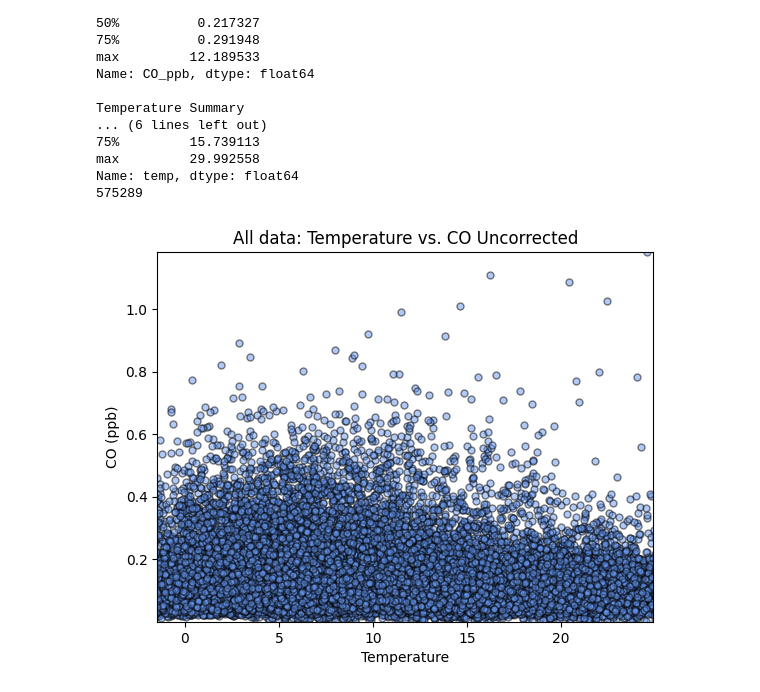
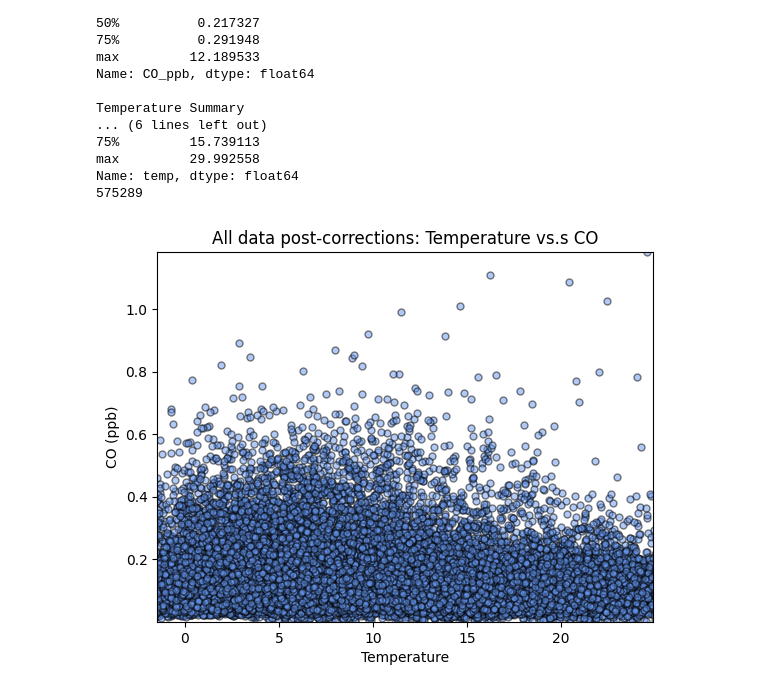
Before and after one commit to livgimenes/calibrations-scr-breathe-pvd, a Jupyter notebook: co/results.ipynb, the cells around one changed output. Saved outputs shown, nothing was run; the diff lists cells and outputs as text; code cells hidden in the pictures.

```diff
--- a/co/results.ipynb
+++ b/co/results.ipynb
@@ -80,9 +80,9 @@ Name: temp, dtype: float64
 575289
 # %%
 
-make_scatter_plot(df,'All data')
+make_scatter_plot(df,'All data post-corrections')
 # %% [output]
-[figure, old version]
+[figure, new version]
 # %%
 #display the plots for each of the nodes
 
```
Also changed, not shown: parts of 7 cells of this notebook, 2 other files.
